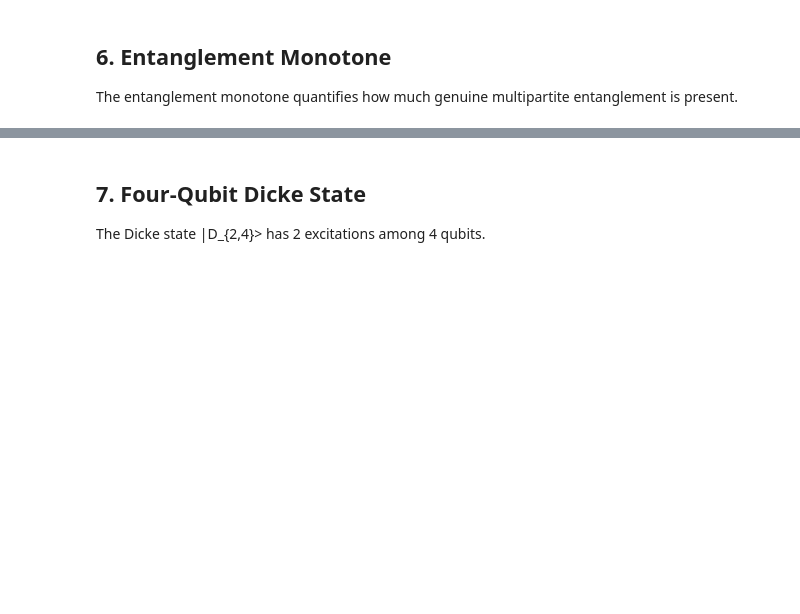
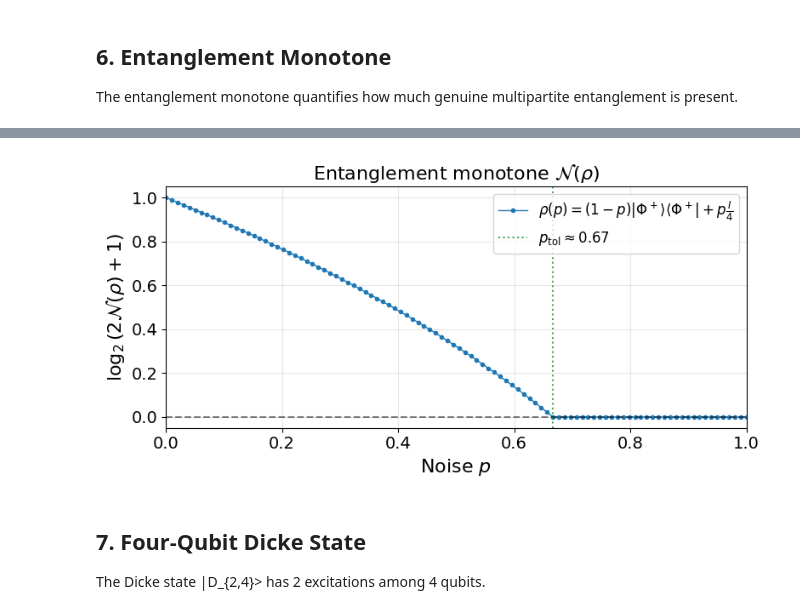
Before and after one commit to Waterbird20/LabMeeting, a Jupyter notebook: Meeting_260127/src/simulation/pptmixer_examples.ipynb, the cells around one changed output, grey strips where cells are left out. Drawn from its saved outputs; the diff is of its cells as text; code cells hidden in the pictures; blank space fills up the shorter version.

```diff
--- a/Meeting_260127/src/simulation/pptmixer_examples.ipynb
+++ b/Meeting_260127/src/simulation/pptmixer_examples.ipynb
@@ -225,3 +298,39 @@ W3  : 0.4428
+# %%
+# Compute entanglement monotone vs white noise for Bell state
+rho_bell = bell_state('phi+')
+noise_levels = np.linspace(0, 1, 100)
+
+entmon_bell_noise = np.zeros_like(noise_levels)
+
+for i, p in enumerate(noise_levels):
+    rho_noisy = add_white_noise(rho_bell, p)
+    em = entmon(rho_noisy)
+    entmon_bell_noise[i] = em
+# %%
+# Plot entanglement monotone vs white noise for Bell state
+fig, ax = plt.subplots(figsize=(8, 4))
+
+ax.plot(noise_levels, np.log2(2*entmon_bell_noise+1), linestyle="-", markersize=3, linewidth=1, label=r'$\rho (p) = (1-p)|\Phi^+ \rangle\langle\Phi^+ | + p\frac{I}{4}$', marker="o")
+ax.axhline(y=0, color='k', linestyle='--', alpha=0.5)
+
+ax.axvline(x=2/3, color='g', linestyle=':', alpha=0.7,
+            label=f'$p_{{\\text{{tol}}}} \\approx {2/3:.2f}$')
+
+
+ax.set_xlabel(r'Noise $p$', fontsize=16)
+ax.set_ylabel(r'$\log_2 (2\mathcal{N}(\rho)+1)$', fontsize=16)
+ax.set_title(r'Entanglement monotone $\mathcal{N}(\rho)$', fontsize=16)
+ax.legend(fontsize=12)
+ax.tick_params(labelsize=14, which="both")
+ax.grid(True, alpha=0.3)
+ax.set_xlim(0, 1)
+
+plt.tight_layout()
+fig.savefig("../Presentation/media/images/Bell_Entanglement_vs_Noise.svg")
+fig.savefig("../Presentation/media/images/Bell_Entanglement_vs_Noise.png", dpi=600)
+plt.show()
+# %% [output]
+[figure, added]
 # %% [markdown]
 ## 7. Four-Qubit Dicke State
 
```
Also changed, not shown: parts of 6 cells of this notebook, 8 other files.
